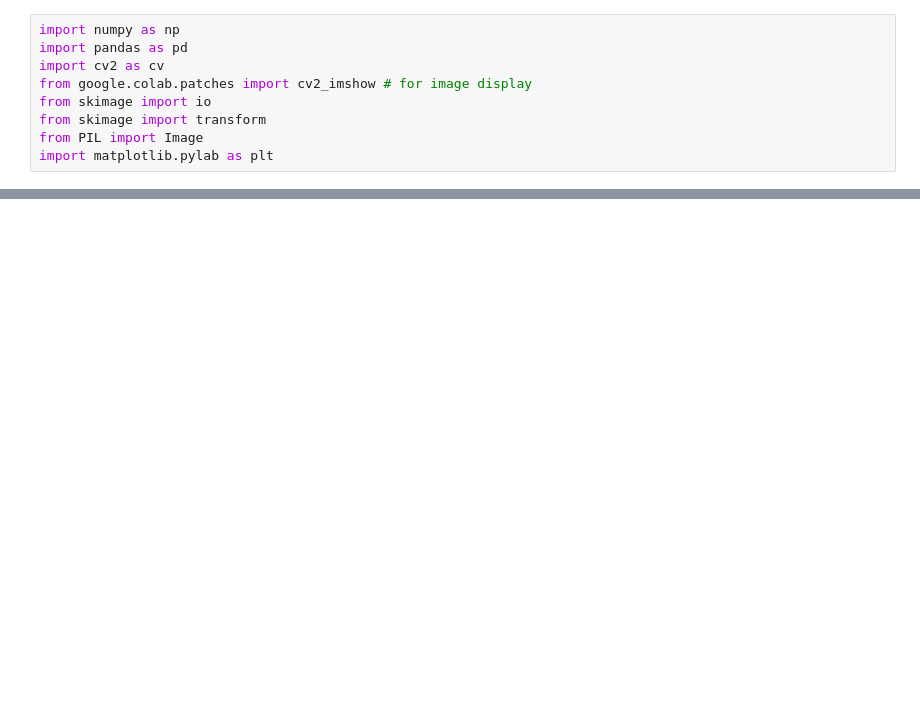
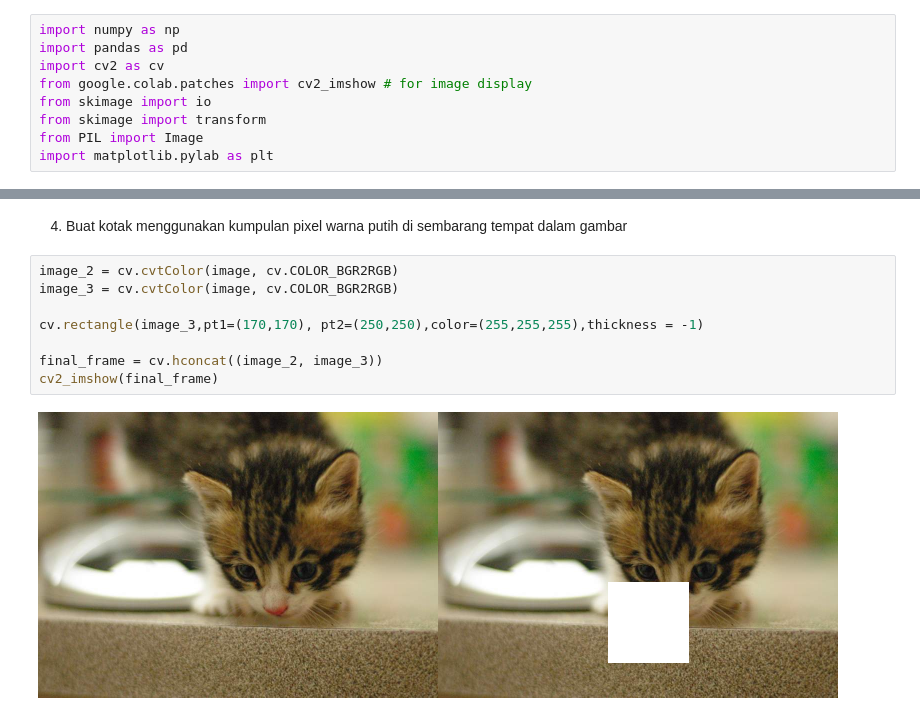
Before and after one commit to MikoFahreza/PCVK_Ganjil_2023, a Jupyter notebook: Week1.ipynb, the cells around one changed output, grey strips where cells are left out. Saved outputs shown, nothing was run; the diff lists cells and outputs as text; blank space fills up the shorter version.

```diff
--- a/Week1.ipynb
+++ b/Week1.ipynb
@@ -99,0 +140,13 @@ cv2_imshow(final_frame)
+# %% [markdown]
+4. Buat kotak menggunakan kumpulan pixel warna putih di sembarang tempat dalam
+gambar
+# %%
+image_2 = cv.cvtColor(image, cv.COLOR_BGR2RGB)
+image_3 = cv.cvtColor(image, cv.COLOR_BGR2RGB)
+
+cv.rectangle(image_3,pt1=(170,170), pt2=(250,250),color=(255,255,255),thickness = -1)
+
+final_frame = cv.hconcat((image_2, image_3))
+cv2_imshow(final_frame)
+# %% [output]
+[figure, added]
```
Also changed, not shown: parts of 17 cells of this notebook.
